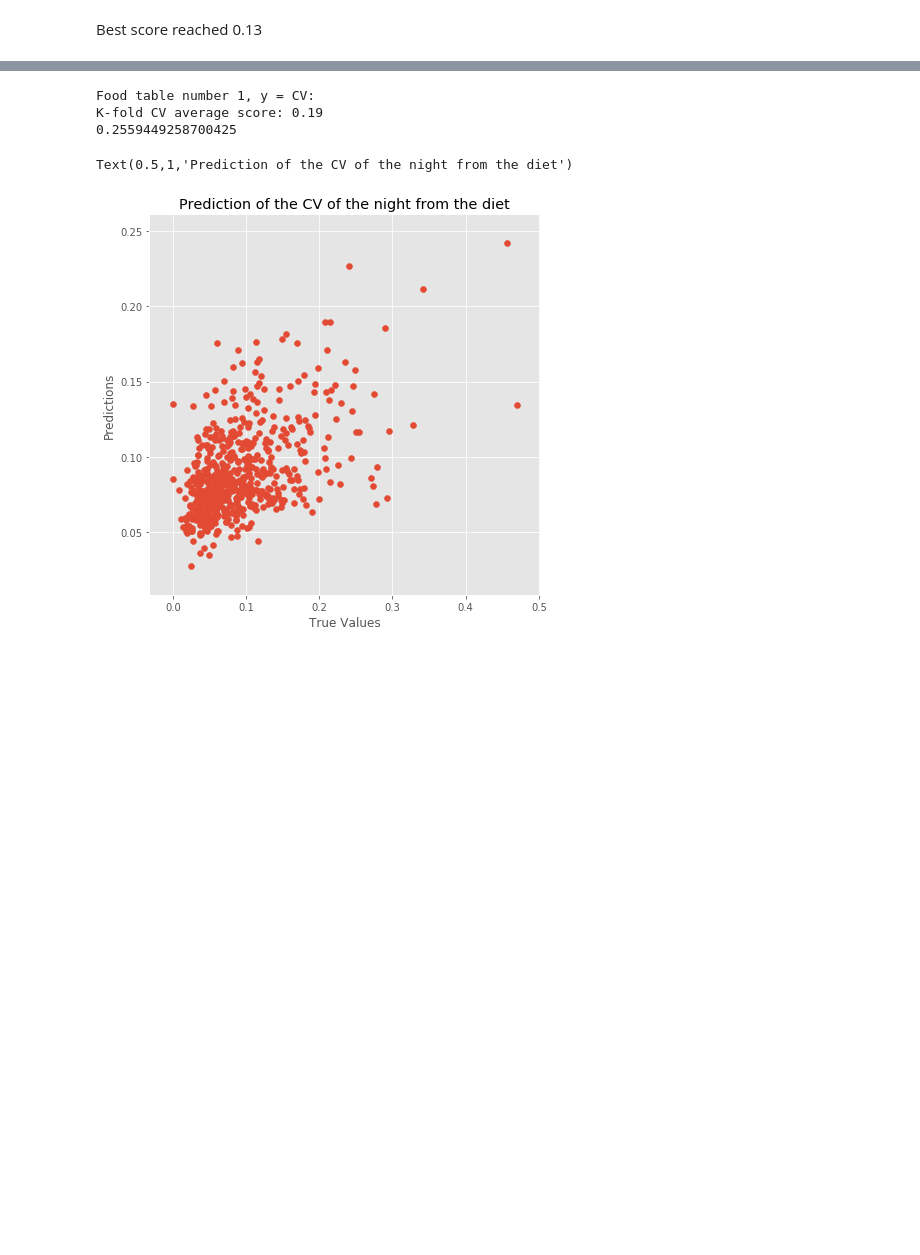
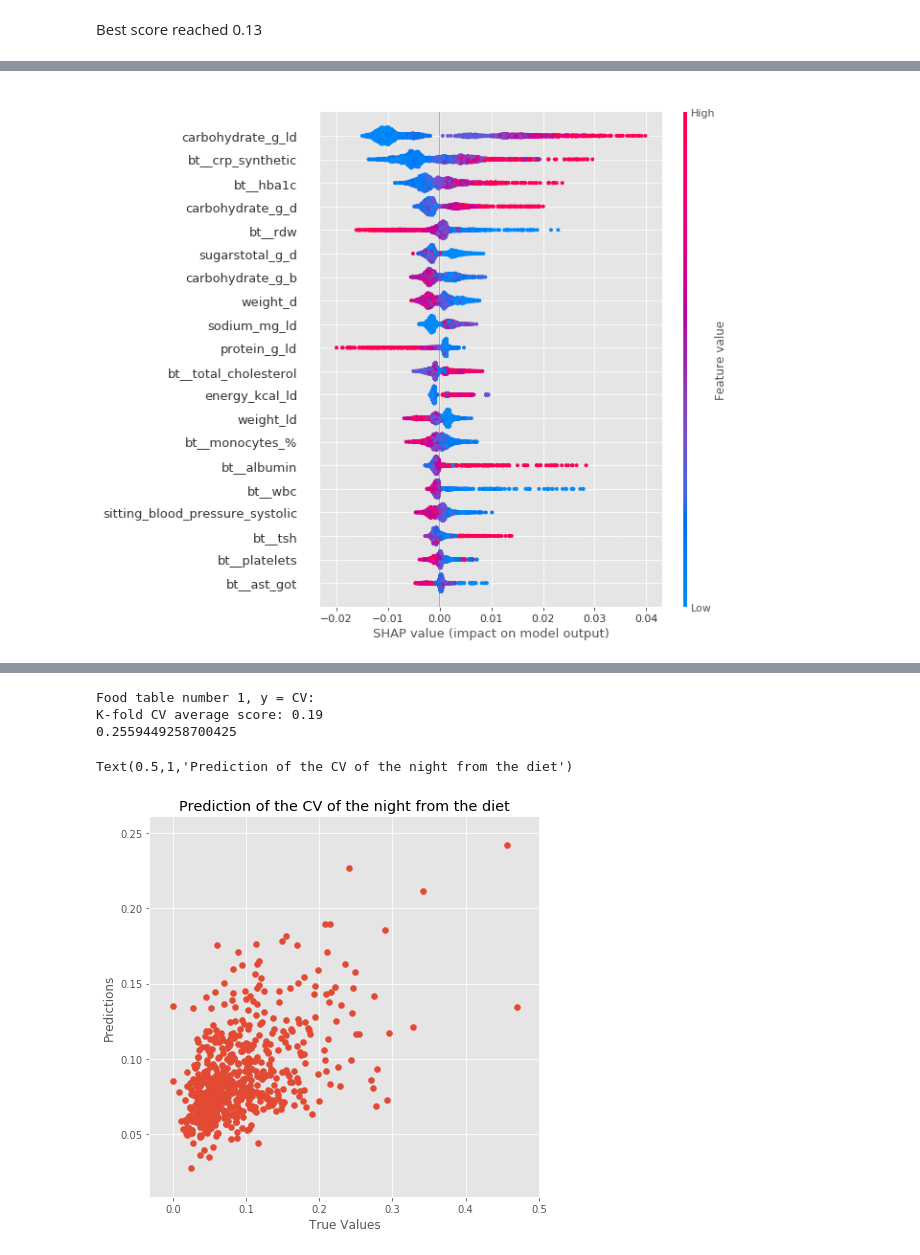
Before and after one commit to ElviraMingazova/MA_Thesis, a Jupyter notebook: WG predictions from profiling connections.ipynb, the cells around one changed output, grey strips where cells are left out. Cells and saved outputs as stored; diff of their text form; code cells hidden in the pictures; blank space fills up the shorter version.

```diff
--- a/WG predictions from profiling connections.ipynb
+++ b/WG predictions from profiling connections.ipynb
@@ -848,3 +819,7 @@ xgb.plot_importance(xgbr)
+# %%
+shap.summary_plot(shap_values, X_train)
+# %% [output]
+[figure, added]
 # %%
 X3_night.iloc[:,264:]
 # %% [output]
```
Also changed, not shown: parts of 11 cells of this notebook, 2 other files.
